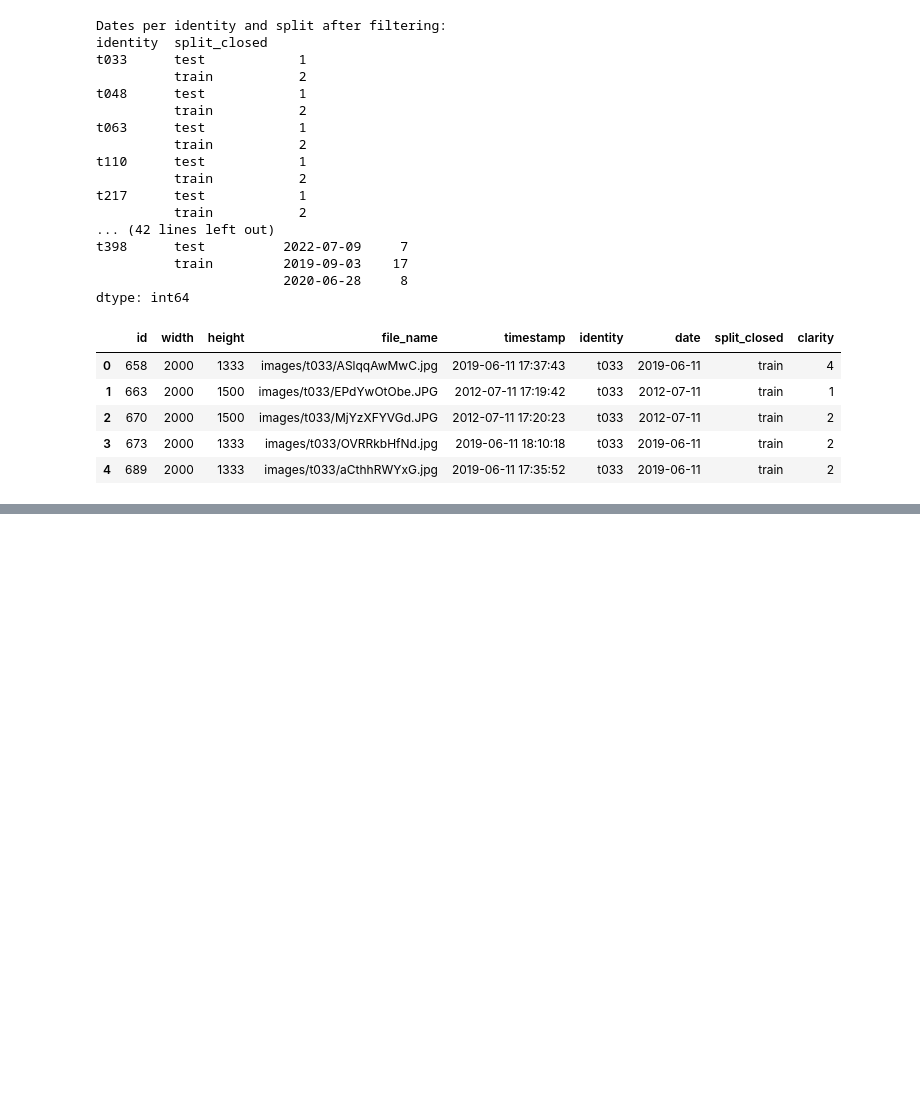
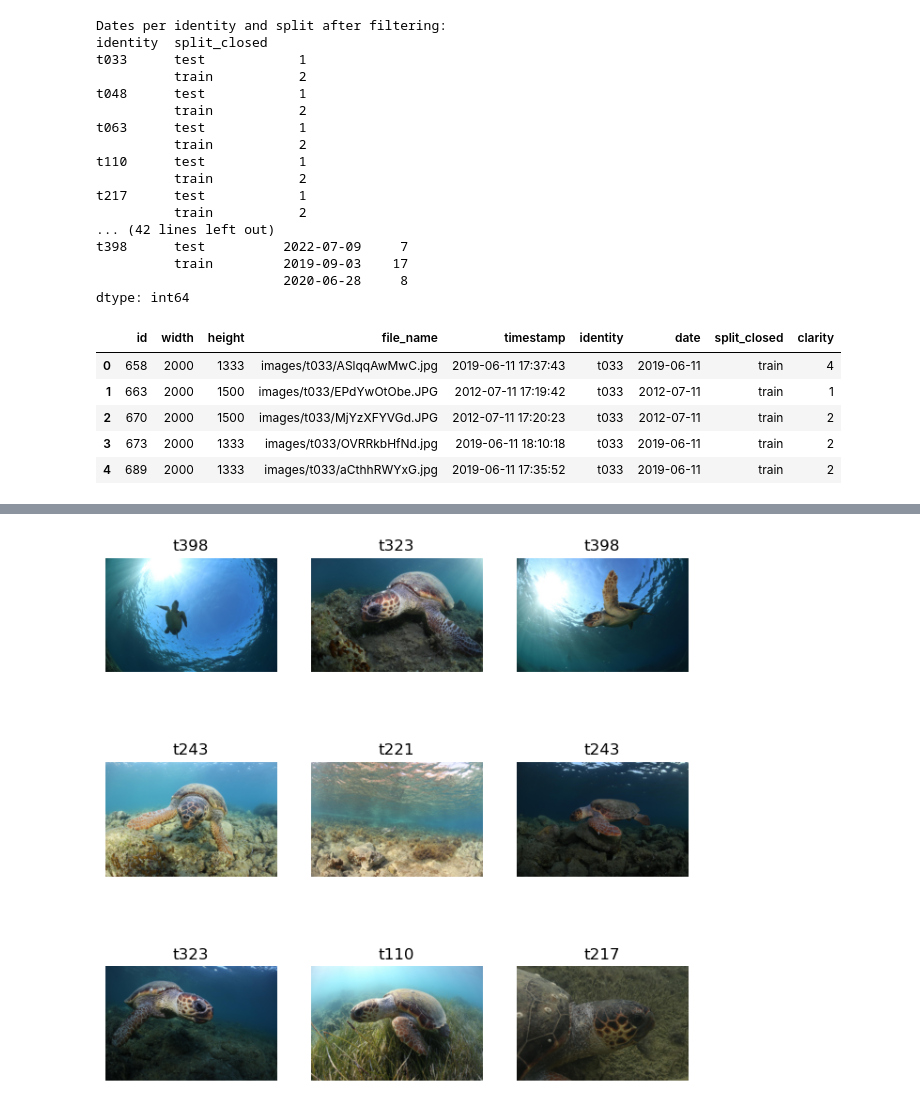
Before and after one commit to dhnhut/SeaTurtle-ReID, a Jupyter notebook: notebooks/00 - Preparation.ipynb, the cells around one changed output, grey strips where cells are left out. Saved outputs shown, nothing was run; the diff lists cells and outputs as text; code cells hidden in the pictures; blank space fills up the shorter version.

Commit message:
Load datasets

```diff
--- a/notebooks/00 - Preparation.ipynb
+++ b/notebooks/00 - Preparation.ipynb
@@ -109,0 +122,8 @@ df.to_csv('../data/metadata_splits_filtered.csv', index=False)
+# %%
+dataset_dir='../data'
+
+train_csv_path = os.path.join(dataset_dir, "metadata_splits_filtered_closed_train.csv")
+test_csv_path = os.path.join(dataset_dir, "metadata_splits_filtered_closed_test.csv")
+
+train_dataset = SeaTurtleDataset(annotations_file=train_csv_path, img_dir=dataset_dir)
+test_dataset = SeaTurtleDataset(annotations_file=test_csv_path, img_dir=dataset_dir)
@@ -109,0 +139,13 @@ df.to_csv('../data/metadata_splits_filtered.csv', index=False)
+# %%
+figure = plt.figure(figsize=(8, 8))
+cols, rows = 3, 3
+for i in range(1, cols * rows + 1):
+    sample_idx = torch.randint(len(train_dataset), size=(1,)).item()
+    img, label = train_dataset[sample_idx]
+    figure.add_subplot(rows, cols, i)
+    plt.title(label)
+    plt.axis("off")
+    plt.imshow(img, cmap="gray")
+plt.show()
+# %% [output]
+[figure, added]
```
Also changed, not shown: parts of 7 cells of this notebook, 3 other files.
